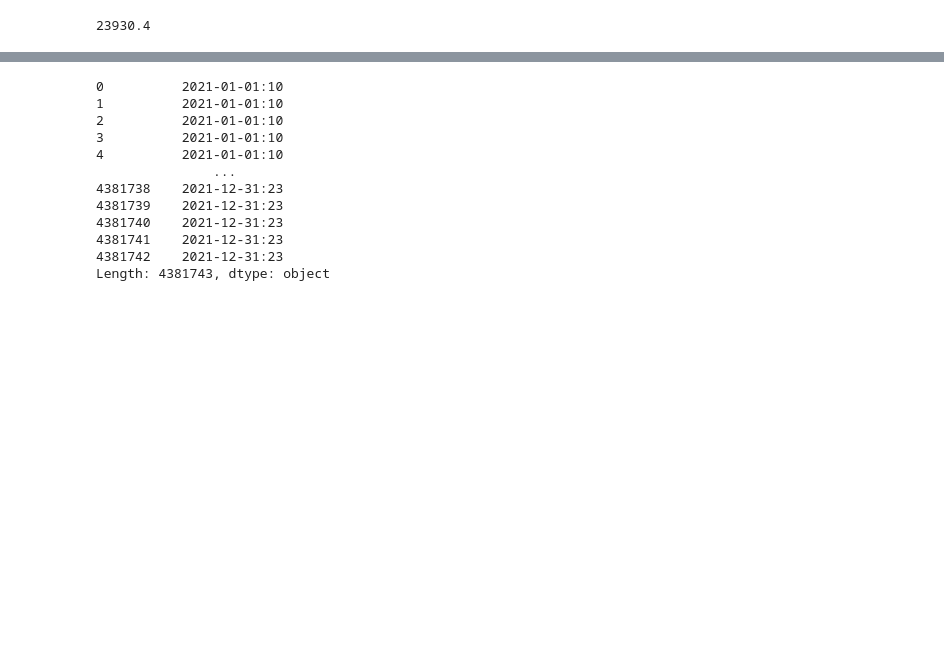
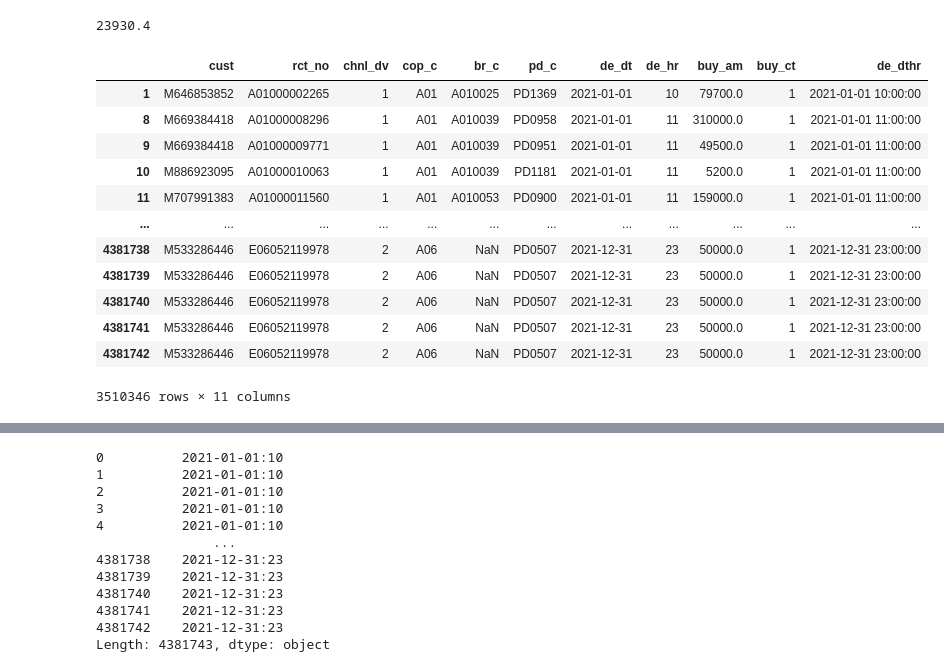
Before and after one commit to osy5882/Lpoint_competition, a Jupyter notebook: assocation_rules/make_rules.ipynb, the cells around one changed output, grey strips where cells are left out. Drawn from its saved outputs; the diff is of its cells as text; code cells hidden in the pictures; blank space fills up the shorter version.

```diff
--- a/assocation_rules/make_rules.ipynb
+++ b/assocation_rules/make_rules.ipynb
@@ -268,9 +268,27 @@ import numpy as np
 
 def split_train_test_cust(df, ratio, col_name="cust"):
 
-    train_cust = list(np.random.choice(df, size=int(df[col_name].nunique()*(1-ratio)), replace=False))
-    test_cust = df.loc[~df[col_name].isin(train_cust)].values.tolist()
+    train_cust = list(np.random.choice(df[col_name].unique(), size=int(df[col_name].nunique()*(1-ratio)), replace=False))
+    test_cust = df.loc[~df[col_name].isin(train_cust)]
+    train_cust = df.loc[df[col_name].isin(train_cust)]
 
     return train_cust, test_cust
+# %%
+df_train, df_test = split_train_test_cust(df_prch, .2)
+df_train
+# %% [output]
+|  | cust | rct_no | chnl_dv | cop_c | br_c | pd_c | de_dt | de_hr | buy_am | buy_ct | de_dthr |
+| 1 | M646853852 | A01000002265 | 1 | A01 | A010025 | PD1369 | 2021-01-01 | 10 | 79700.0 | 1 | 2021-01-01 10:00:00 |
+| 8 | M669384418 | A01000008296 | 1 | A01 | A010039 | PD0958 | 2021-01-01 | 11 | 310000.0 | 1 | 2021-01-01 11:00:00 |
+| 9 | M669384418 | A01000009771 | 1 | A01 | A010039 | PD0951 | 2021-01-01 | 11 | 49500.0 | 1 | 2021-01-01 11:00:00 |
+| 10 | M886923095 | A01000010063 | 1 | A01 | A010039 | PD1181 | 2021-01-01 | 11 | 5200.0 | 1 | 2021-01-01 11:00:00 |
+| 11 | M707991383 | A01000011560 | 1 | A01 | A010053 | PD0900 | 2021-01-01 | 11 | 159000.0 | 1 | 2021-01-01 11:00:00 |
+| ... | ... | ... | ... | ... | ... | ... | ... | ... | ... | ... | ... |
+| 4381738 | M533286446 | E06052119978 | 2 | A06 | NaN | PD0507 | 2021-12-31 | 23 | 50000.0 | 1 | 2021-12-31 23:00:00 |
+| 4381739 | M533286446 | E06052119978 | 2 | A06 | NaN | PD0507 | 2021-12-31 | 23 | 50000.0 | 1 | 2021-12-31 23:00:00 |
+| 4381740 | M533286446 | E06052119978 | 2 | A06 | NaN | PD0507 | 2021-12-31 | 23 | 50000.0 | 1 | 2021-12-31 23:00:00 |
+| 4381741 | M533286446 | E06052119978 | 2 | A06 | NaN | PD0507 | 2021-12-31 | 23 | 50000.0 | 1 | 2021-12-31 23:00:00 |
+| 4381742 | M533286446 | E06052119978 | 2 | A06 | NaN | PD0507 | 2021-12-31 | 23 | 50000.0 | 1 | 2021-12-31 23:00:00 |
+3510346 rows × 11 columns
 # %%
 df_prch
```
Also changed, not shown: parts of 8 cells of this notebook.
